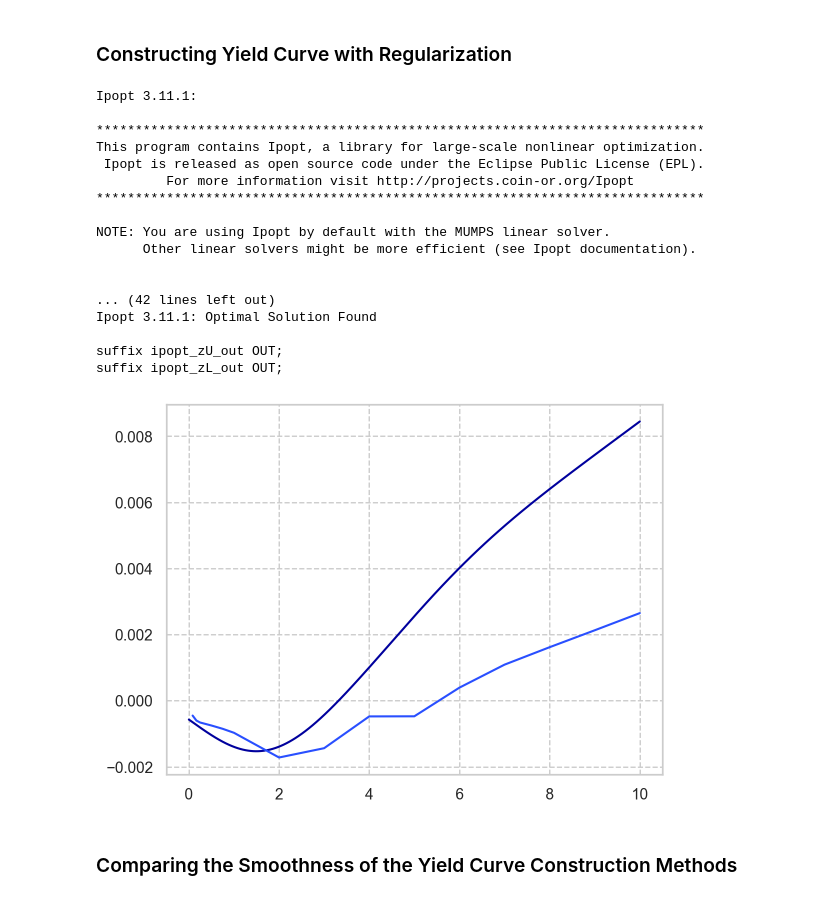
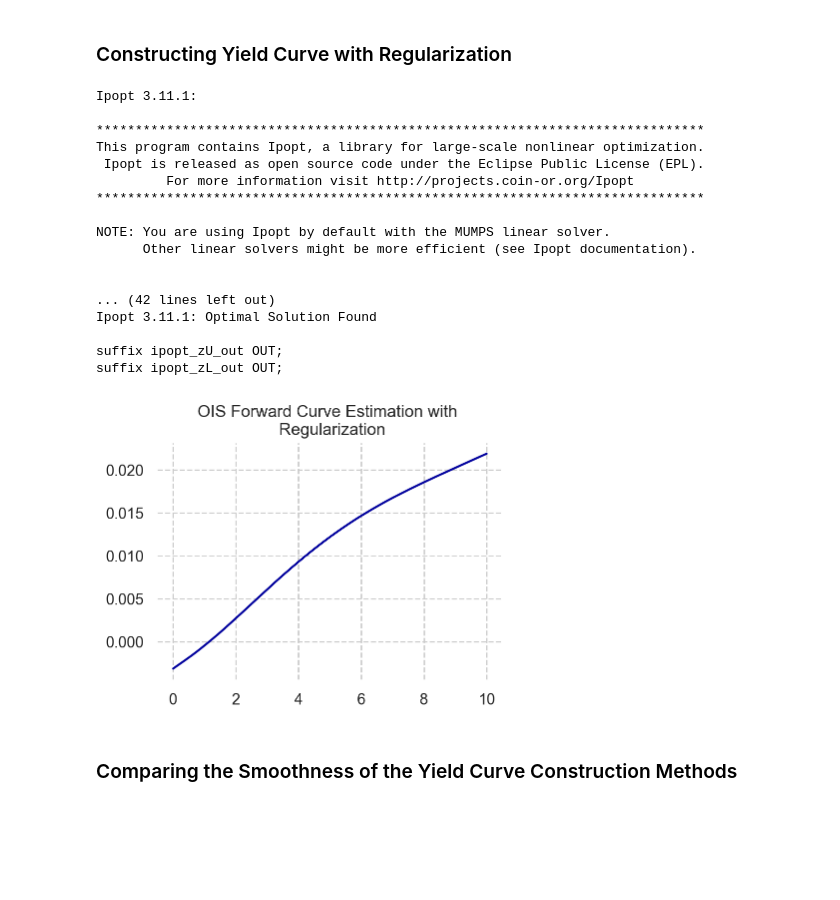
Before and after one commit to Sinbad-The-Sailor/Financial-Mathematics-Notebooks, a Jupyter notebook: ois_yield_curve.ipynb, the cells around one changed output. Saved outputs shown, nothing was run; the diff lists cells and outputs as text; code cells hidden in the pictures; blank space fills up the shorter version.

```diff
--- a/ois_yield_curve.ipynb
+++ b/ois_yield_curve.ipynb
@@ -129,30 +134,34 @@ def serach_yc_regularization(swap_rates, p=1e-1):
     z = ampl.get_variable("z").get_values()
 
     return f.get_column("f.val").to_list()
-# %%
-fS = serach_yc_regularization(swap_rates)
-plt.plot(np.linspace(0, 10, len(fS)), fS)
-plt.plot(T, zero_rates)
-plt.show()
-# %% [output]
-Ipopt 3.11.1:
-
-******************************************************************************
-This program contains Ipopt, a library for large-scale nonlinear optimization.
- Ipopt is released as open source code under the Eclipse Public License (EPL).
-         For more information visit http://projects.coin-or.org/Ipopt
-******************************************************************************
-
-NOTE: You are using Ipopt by default with the MUMPS linear solver.
-      Other linear solvers might be more efficient (see Ipopt documentation).
-
-
-... (42 lines left out)
-Ipopt 3.11.1: Optimal Solution Found
-
-suffix ipopt_zU_out OUT;
-suffix ipopt_zL_out OUT;
-[figure, removed]
+# %%
+fig, ax = plt.subplots()
+fS = serach_yc_regularization(swap_rates)
+ax.plot(np.linspace(0, 10, len(fS)), fS)
+ax.set_frame_on(False)
+ax.set_title("OIS Forward Curve Estimation with \n Regularization")
+fig.tight_layout()
+fig.set_size_inches(4,3)
+plt.show()
+# %% [output]
+Ipopt 3.11.1:
+
+******************************************************************************
+This program contains Ipopt, a library for large-scale nonlinear optimization.
+ Ipopt is released as open source code under the Eclipse Public License (EPL).
+         For more information visit http://projects.coin-or.org/Ipopt
+******************************************************************************
+
+NOTE: You are using Ipopt by default with the MUMPS linear solver.
+      Other linear solvers might be more efficient (see Ipopt documentation).
+
+
+... (42 lines left out)
+Ipopt 3.11.1: Optimal Solution Found
+
+suffix ipopt_zU_out OUT;
+suffix ipopt_zL_out OUT;
+[figure, added]
 # %% [markdown]
 ### Comparing the Smoothness of the Yield Curve Construction Methods
 # %%
```
Also changed, not shown: parts of 3 cells of this notebook.
